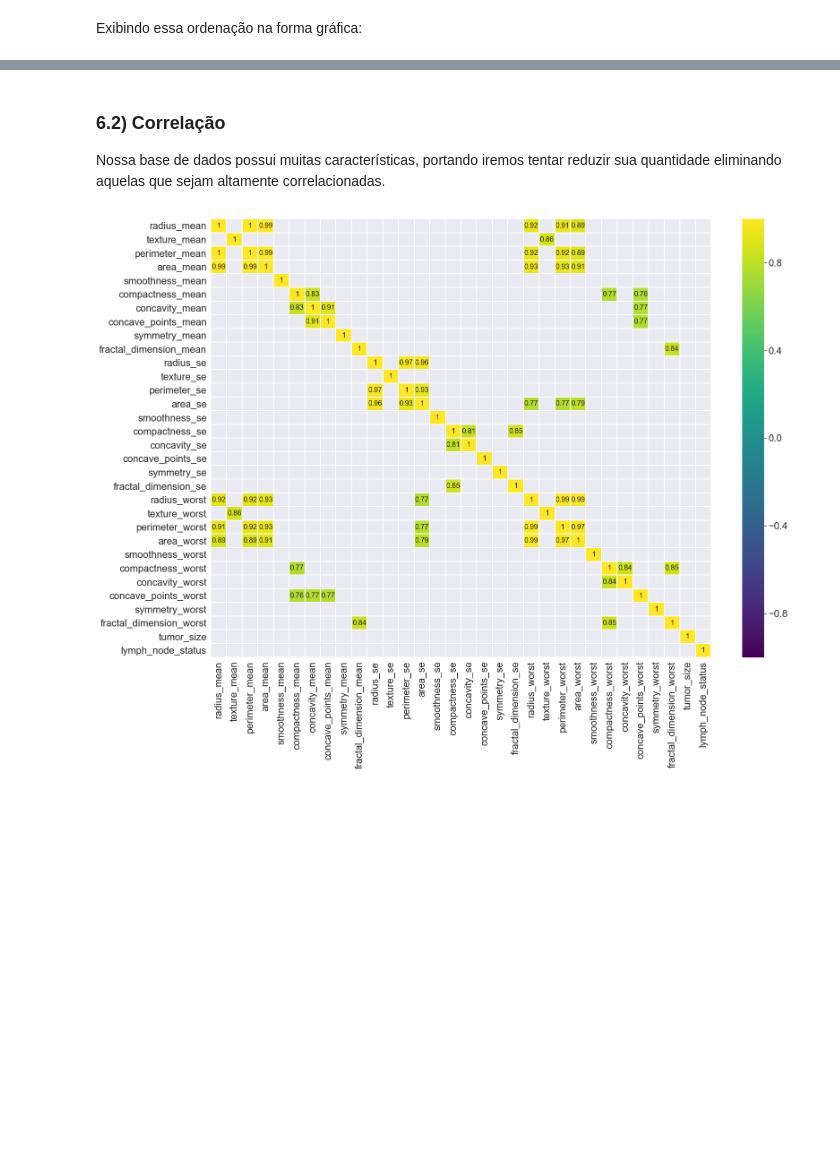
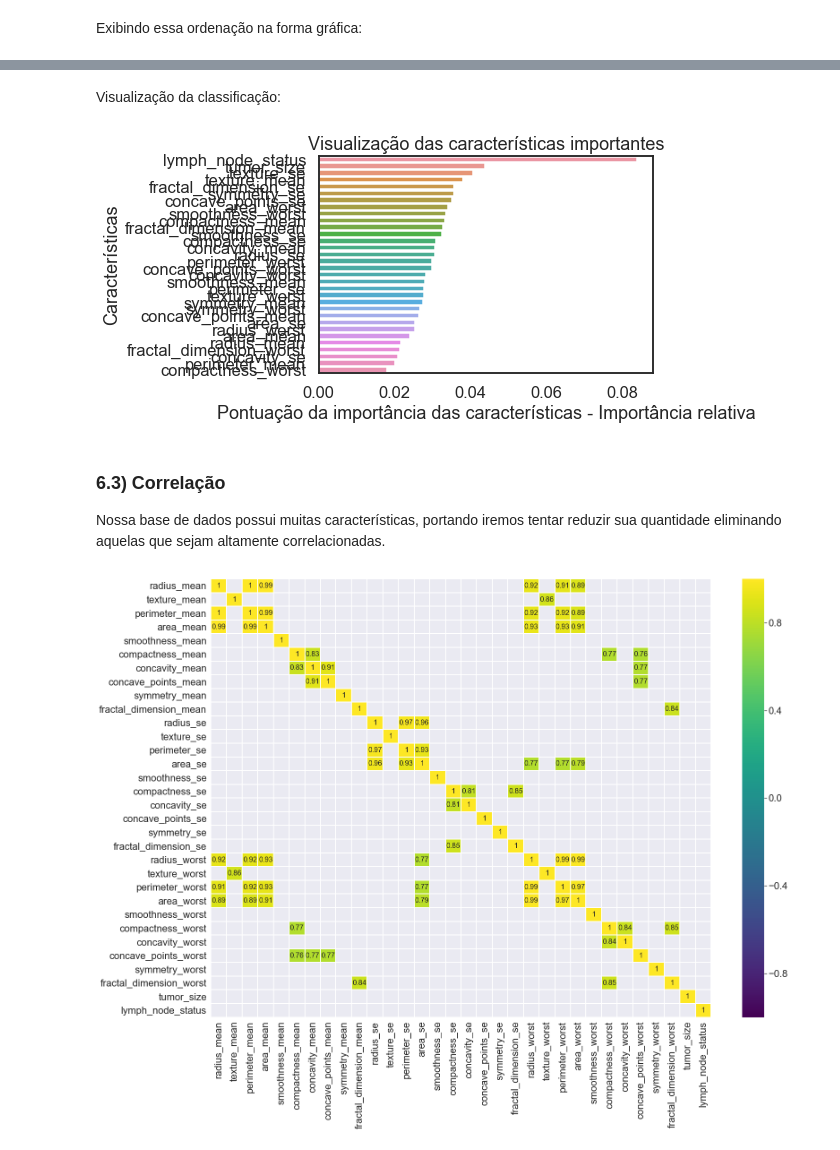
Before and after one commit to DWalterJansen/topicosIC, a Jupyter notebook: Equipe/Trabalho Final/Trabalho Final.ipynb, the cells around one changed output, grey strips where cells are left out. Saved outputs shown, nothing was run; the diff lists cells and outputs as text; code cells hidden in the pictures; blank space fills up the shorter version.

Commit message:
Floresta aleatória com conjuntos de treinamento e teste

```diff
--- a/Equipe/Trabalho Final/Trabalho Final.ipynb
+++ b/Equipe/Trabalho Final/Trabalho Final.ipynb
@@ -217,0 +249,11 @@ sns.despine(left=True, bottom=True)
+# %%
+# Treinamento do modelo
+# Importa 'RandomForestClassifier' de 'usklearn.ensemble'
+from sklearn.ensemble import RandomForestClassifier
+
+# Cria um classificador gaussiano
+clf = RandomForestClassifier(n_estimators = 100)
+
+# Treina o modelo usando o conjunto de treinamento
+clf.fit(X_train, y_train)
+y_pred = clf.predict(X_test)
@@ -217,0 +271,4 @@ sns.despine(left=True, bottom=True)
+# %%
+# Ordenação das as características importantes pela pontuação
+feature_imp = pd.Series(clf.feature_importances_,index=namesrfc).sort_values(ascending=False)
+feature_imp
@@ -218,5 +293,25 @@ sns.despine(left=True, bottom=True)
+# %% [markdown]
+<p>Visualização da classificação:</p>
+# %%
+# Importa a biblioteca 'matplotlib.pyplot' como 'plt'
+import matplotlib.pyplot as plt
+# Importa a biblioteca 'seaborn' como 'sns'
+import seaborn as sns
+
+%matplotlib inline
+
+# Cria a barra de plotagem
+sns.barplot(x = feature_imp, y = feature_imp.index)
+
+# Adiciona os rótulos ao gráfico
+plt.xlabel('Pontuação da importância das características - Importância relativa')
+plt.ylabel('Características')
+plt.title("Visualização das características importantes")
+plt.show()
+# %% [output]
+[figure, added]
 # %% [markdown]
-<h3>6.2) Correlação</h3>
+<h3>6.3) Correlação</h3>
 
 <p>Nossa base de dados possui muitas características, portando iremos tentar reduzir sua quantidade eliminando aquelas que sejam altamente correlacionadas.</p>
 # %%
```
Also changed, not shown: parts of 16 cells of this notebook, 2 other files.
